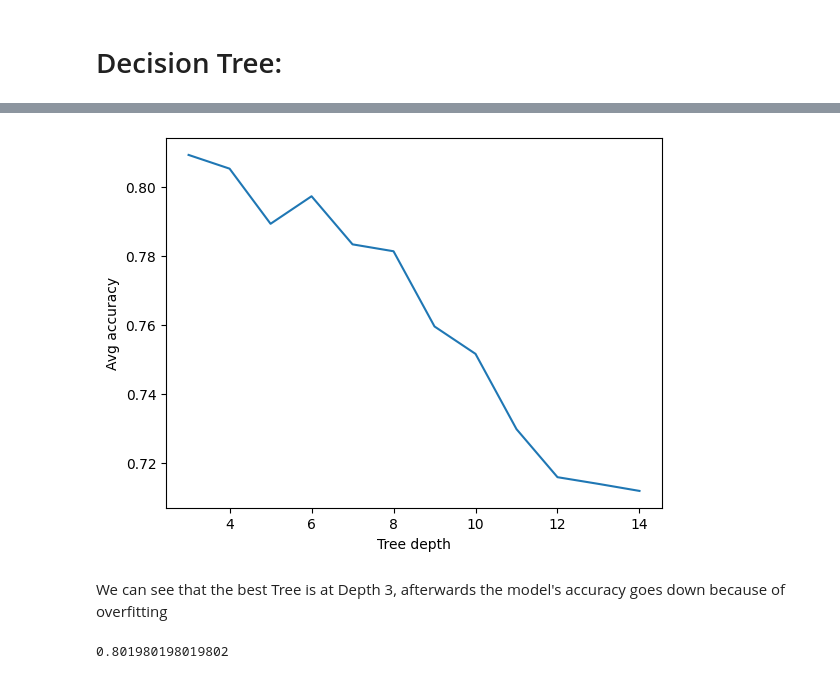
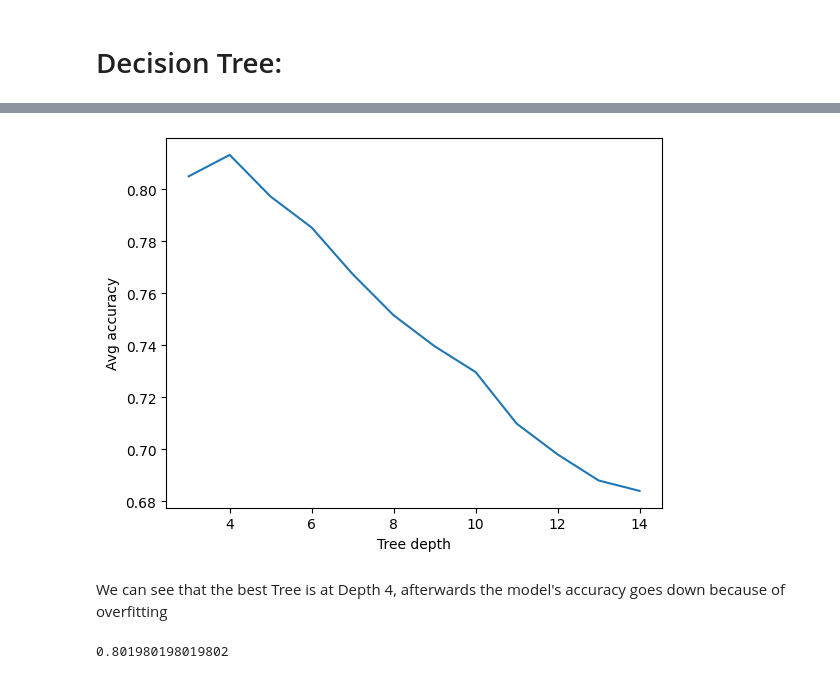
Before and after one commit to yaahle/Final-Project-Lab, a Jupyter notebook: Project/Models.ipynb, the cells around one changed output, grey strips where cells are left out. Saved outputs shown, nothing was run; the diff lists cells and outputs as text; code cells hidden in the pictures.

```diff
--- a/Project/Models.ipynb
+++ b/Project/Models.ipynb
@@ -151,17 +151,17 @@ def KFold(data_fold, model, cv=5):
 # %%
 correct_tree = []
 
-# use K-Fold validation on entire dataset with K=8 to find the best depth for the tree
+# use K-Fold validation on entire dataset with K=12 to find the best depth for the tree
 for i in range(3,15):
     treeI = tree.DecisionTreeClassifier(max_depth=i,random_state=4)
-    correct_tree.append(KFold(data_fold=data_df, model=treeI, cv=5))
+    correct_tree.append(KFold(data_fold=data_df, model=treeI, cv=12))
 
 plt.plot(range(3,15), np.array(correct_tree))
 plt.xlabel('Tree depth')
 plt.ylabel('Avg accuracy')
 plt.show()
 # %% [output]
-[figure, old version]
+[figure, new version]
 # %% [markdown]
-We can see that the best Tree is at Depth 3, afterwards the model's accuracy goes down because of overfitting
+We can see that the best Tree is at Depth 4, afterwards the model's accuracy goes down because of overfitting
 # %%
```
Also changed, not shown: parts of 5 cells of this notebook.
